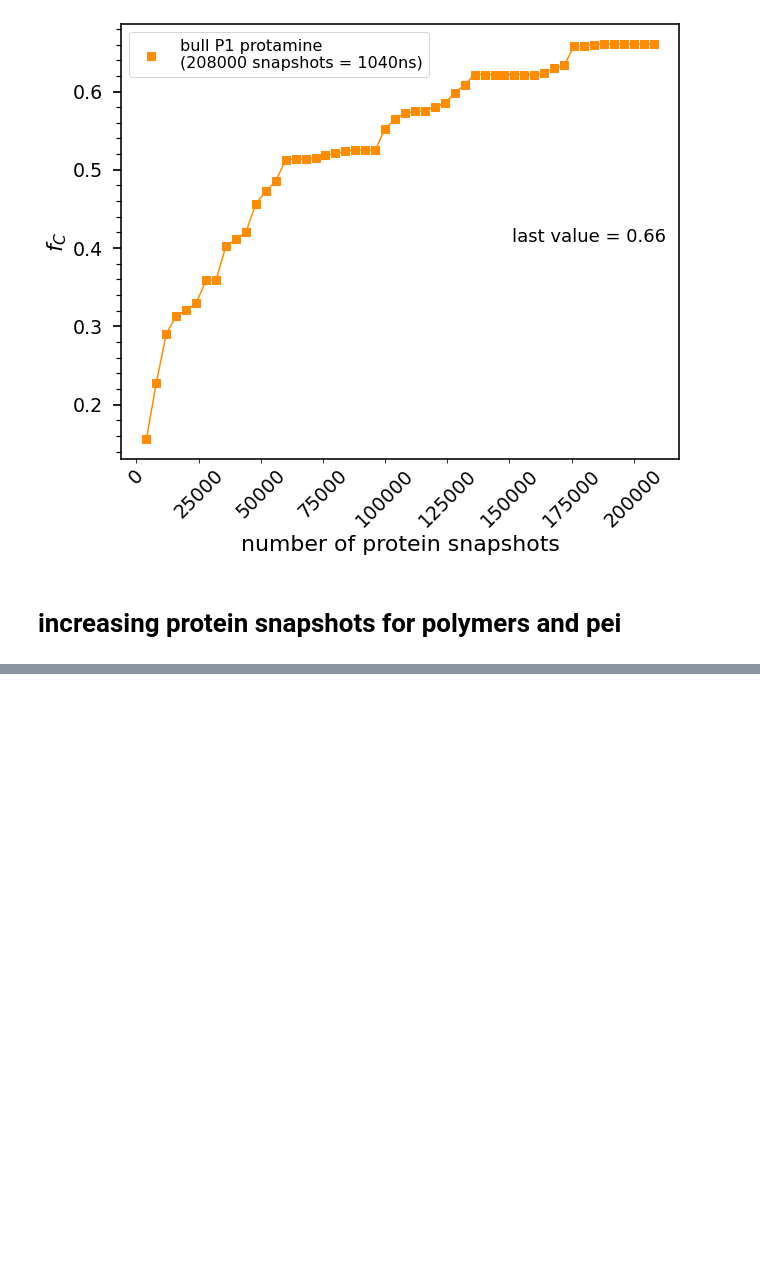
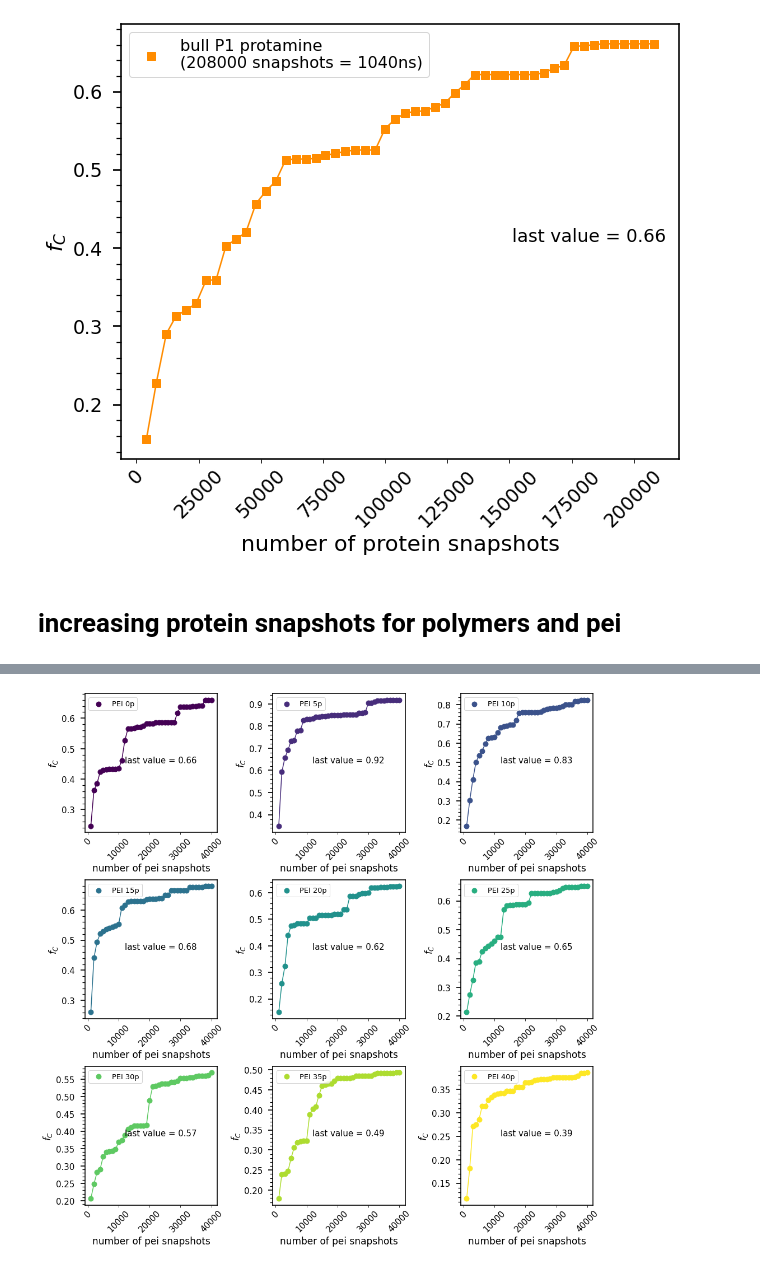
Before and after one commit to hshadman/disordered_protein_polymer_chain_theory, a Jupyter notebook: summary_SAW_RW/supplemental_algorithm_figures/fC_all_proteins_polymers.ipynb, the cells around one changed output, grey strips where cells are left out. Saved outputs shown, nothing was run; the diff lists cells and outputs as text; code cells hidden in the pictures; blank space fills up the shorter version.

```diff
--- a/summary_SAW_RW/supplemental_algorithm_figures/fC_all_proteins_polymers.ipynb
+++ b/summary_SAW_RW/supplemental_algorithm_figures/fC_all_proteins_polymers.ipynb
@@ -2648,56 +2648,62 @@ del running_index
 fig,axs = plt.subplots(nrows=3,ncols=3,figsize=(14,14))
 plt.subplots_adjust(hspace=0.5)
 proton_list=pei_ratheatmap.proton.unique()
+color_list = iter(cm.viridis(np.linspace(0, 1, pei_ratheatmap.proton.unique().shape[0])))
 
-for  proton,ax in zip(proton_list, axs.ravel()):
+for proton,ax in zip(proton_list, axs.ravel()):
     protein_snaps=[]
     fA_value_3rd_protein=[]
+    interim_color=next(color_list)
 
-    for every_ith_snap in range(200,40200,200):
+    for every_ith_snap in range(1000,40200,1000):
         protein_snaps.append(pei_ratheatmap[pei_ratheatmap.proton==proton]['ratio'].values[:every_ith_snap].shape[0])
         fA_value_3rd_protein.append(fA_using_cdist(pei_ratheatmap[pei_ratheatmap.proton==proton],
                                                'PEI','pei',GW_ind_runs_chainlen100,
                                                24,every_ith_snap,1,0.1))
 
+#     protein_snaps.append(pei_ratheatmap[pei_ratheatmap.proton==proton]['ratio'].values[:every_ith_snap].shape[0])
+#     fA_value_3rd_protein.append(fA_using_cdist(pei_ratheatmap[pei_ratheatmap.proton==proton],
+#                                            'PEI','pei',GW_ind_runs_chainlen100,
+#                                            24,every_ith_snap,1,0.1))
 
 
-        ax.scatter(protein_snaps,
-                   fA_value_3rd_protein,
-                   color='red',label='PEI {proton}p' ,
-                   marker='s',s=80)
+    ax.scatter(protein_snaps,
+               fA_value_3rd_protein,
+               color=interim_color,label=f'PEI {proton}p' ,
+               marker='o',s=80,facecolors=None)
 
-        #popt, pcov = curve_fit(target_func, GW_snaps, fA_value_3rd,maxfev=2000,p0=[0.05,0.09,0.8])
-        ax.plot(protein_snaps,
-               fA_value_3rd_protein,
-               color='red')
-        #x=GW_snaps#+[2000000,2500000,3000000,4000000]
-        #ax.plot(x, target_func(x, *popt), 'r-')
-        #del x
-        #plt.legend()
+    #popt, pcov = curve_fit(target_func, GW_snaps, fA_value_3rd,maxfev=2000,p0=[0.05,0.09,0.8])
+    ax.plot(protein_snaps,
+           fA_value_3rd_protein,
+           color=interim_color)
+    #x=GW_snaps#+[2000000,2500000,3000000,4000000]
+    #ax.plot(x, target_func(x, *popt), 'r-')
+    #del x
+    #plt.legend()
 
 
-        plt.setp(ax.get_xticklabels(),fontsize=19,rotation=45)
-        plt.setp(ax.get_yticklabels(),fontsize=19)
-        ax.set_xlabel('number of pei snapshots',fontsize=22)
-        ax.set_ylabel('$f_C$',fontsize=22)
-        color_list = iter(cm.viridis(np.linspace(0, 1, GW_equil_chain_rg_ree.chain_length.unique().shape[0])))
-        #ax.axvline(x=720000,ymin=0,ymax=1,linewidth=1.5,color=next(color_list),label='number of GW snapshots chosen')
-        ax.text(0.7,0.5,f'last value = {format(fA_value_3rd_protein[len(fA_value_3rd_protein)-1],"0.2f")}',
-                         transform=ax.transAxes,fontsize=18,color='black')
+    plt.setp(ax.get_xticklabels(),fontsize=15,rotation=45)
+    #plt.setp(ax.get_yticklabels(),fontsize=15)
+    ax.set_xlabel('number of pei snapshots',fontsize=17)
+    ax.set_ylabel('$f_C$',fontsize=17)
 
-        #ax.set_ylim(-0.05,1)
-        for i in ['top', 'left', 'right', 'bottom']:
-            ax.spines[i].set_linewidth(1.6)
+    #ax.axvline(x=720000,ymin=0,ymax=1,linewidth=1.5,color=next(color_list),label='number of GW snapshots chosen')
+    ax.text(0.3,0.5,f'last value = {format(fA_value_3rd_protein[len(fA_value_3rd_protein)-1],"0.2f")}',
+                     transform=ax.transAxes,fontsize=15,color='black')
 
-        ax.minorticks_on()
-        ax.tick_params(axis='y', which='major', labelsize=19, width = 1.7, size = 8,pad=10)
-        ax.tick_params(axis='y', which='minor', width = 1.2, size = 5)
-        ax.tick_params(axis='x', which='minor',bottom=False)
-        ax.legend(fontsize=16)
-        #ax.set_xscale('log')
-        #ax.set_yscale('log')
+    #ax.set_ylim(-0.05,1)
+    for i in ['top', 'left', 'right', 'bottom']:
+        ax.spines[i].set_linewidth(1.6)
 
+    ax.minorticks_on()
+    ax.tick_params(axis='y', which='major', labelsize=15, width = 1.7, size = 8,pad=10)
+    ax.tick_params(axis='y', which='minor', width = 1.2, size = 5)
+    ax.tick_params(axis='x', which='minor',bottom=False)
+    ax.legend(fontsize=13)
+    #ax.set_xscale('log')
+    #ax.set_yscale('log')
 
+plt.tight_layout()
 plt.savefig('../supplemental_algorithm_figures/pei_vary_protein.png', dpi = 1000, bbox_inches='tight')
 # %% [output]
 for PEI include proton state in input
@@ -2719,0 +2726 @@ for PEI include proton state in input
+[figure, added]
```
Also changed, not shown: parts of 2 cells of this notebook, 2 other files.
